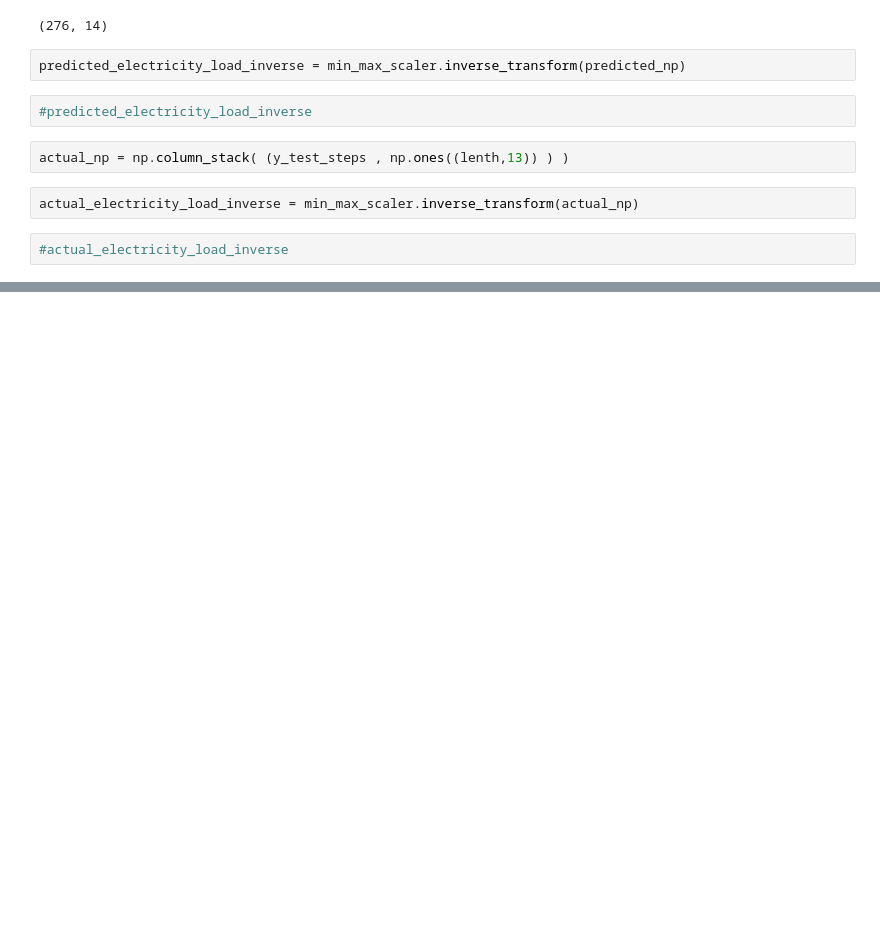
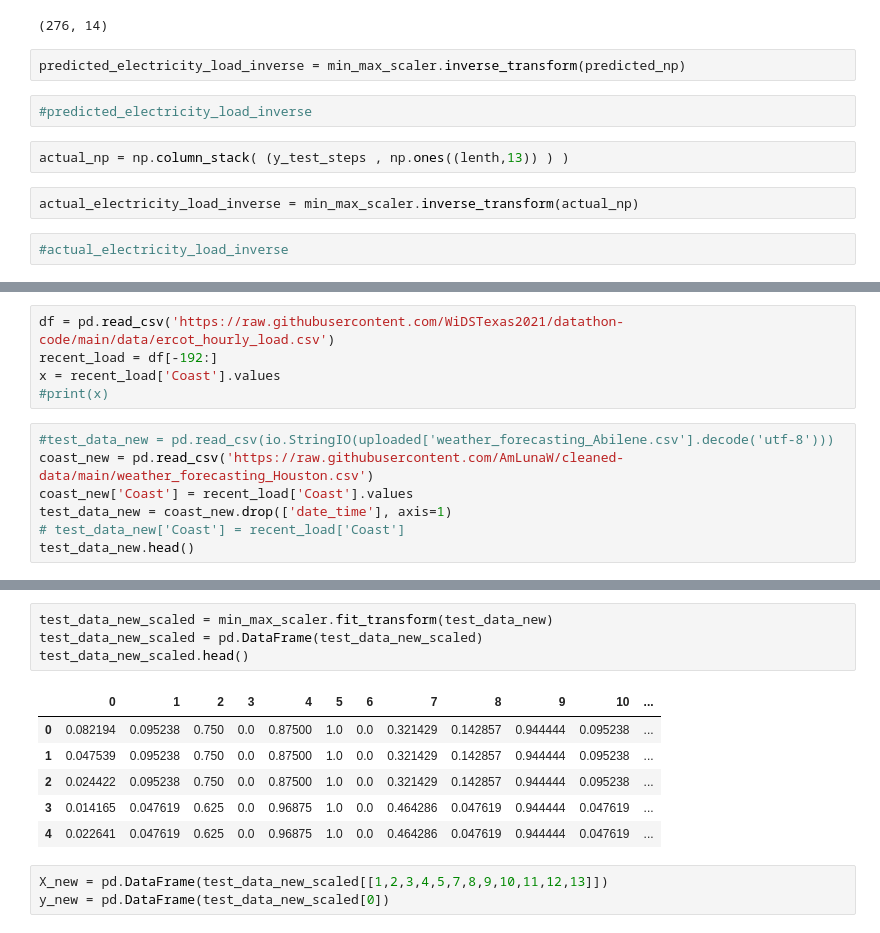
Before and after one commit to pouyashojaei/datathon-code, a Jupyter notebook: Coast_Forecasting_Yue.ipynb, the cells around one changed output, grey strips where cells are left out. Drawn from its saved outputs; the diff is of its cells as text; blank space fills up the shorter version.

```diff
--- a/Coast_Forecasting_Yue.ipynb
+++ b/Coast_Forecasting_Yue.ipynb
@@ -246,0 +286,12 @@ plt.show()
+# %%
+df = pd.read_csv('https://raw.githubusercontent.com/WiDSTexas2021/datathon-code/main/data/ercot_hourly_load.csv')
+recent_load = df[-192:]
+x = recent_load['Coast'].values
+#print(x)
+# %%
+#test_data_new = pd.read_csv(io.StringIO(uploaded['weather_forecasting_Abilene.csv'].decode('utf-8')))
+coast_new = pd.read_csv('https://raw.githubusercontent.com/AmLunaW/cleaned-data/main/weather_forecasting_Houston.csv')
+coast_new['Coast'] = recent_load['Coast'].values
+test_data_new = coast_new.drop(['date_time'], axis=1)
+# test_data_new['Coast'] = recent_load['Coast']
+test_data_new.head()
@@ -246,0 +305,14 @@ plt.show()
+# %%
+test_data_new_scaled = min_max_scaler.fit_transform(test_data_new)
+test_data_new_scaled = pd.DataFrame(test_data_new_scaled)
+test_data_new_scaled.head()
+# %% [output]
+|  | 0 | 1 | 2 | 3 | 4 | 5 | 6 | 7 | 8 | 9 | 10 | ... |
+| 0 | 0.082194 | 0.095238 | 0.750 | 0.0 | 0.87500 | 1.0 | 0.0 | 0.321429 | 0.142857 | 0.944444 | 0.095238 | ... |
+| 1 | 0.047539 | 0.095238 | 0.750 | 0.0 | 0.87500 | 1.0 | 0.0 | 0.321429 | 0.142857 | 0.944444 | 0.095238 | ... |
+| 2 | 0.024422 | 0.095238 | 0.750 | 0.0 | 0.87500 | 1.0 | 0.0 | 0.321429 | 0.142857 | 0.944444 | 0.095238 | ... |
+| 3 | 0.014165 | 0.047619 | 0.625 | 0.0 | 0.96875 | 1.0 | 0.0 | 0.464286 | 0.047619 | 0.944444 | 0.047619 | ... |
+| 4 | 0.022641 | 0.047619 | 0.625 | 0.0 | 0.96875 | 1.0 | 0.0 | 0.464286 | 0.047619 | 0.944444 | 0.047619 | ... |
+# %%
+X_new = pd.DataFrame(test_data_new_scaled[[1,2,3,4,5,7,8,9,10,11,12,13]])
+y_new = pd.DataFrame(test_data_new_scaled[0])
```
Also changed, not shown: parts of 22 cells of this notebook.
